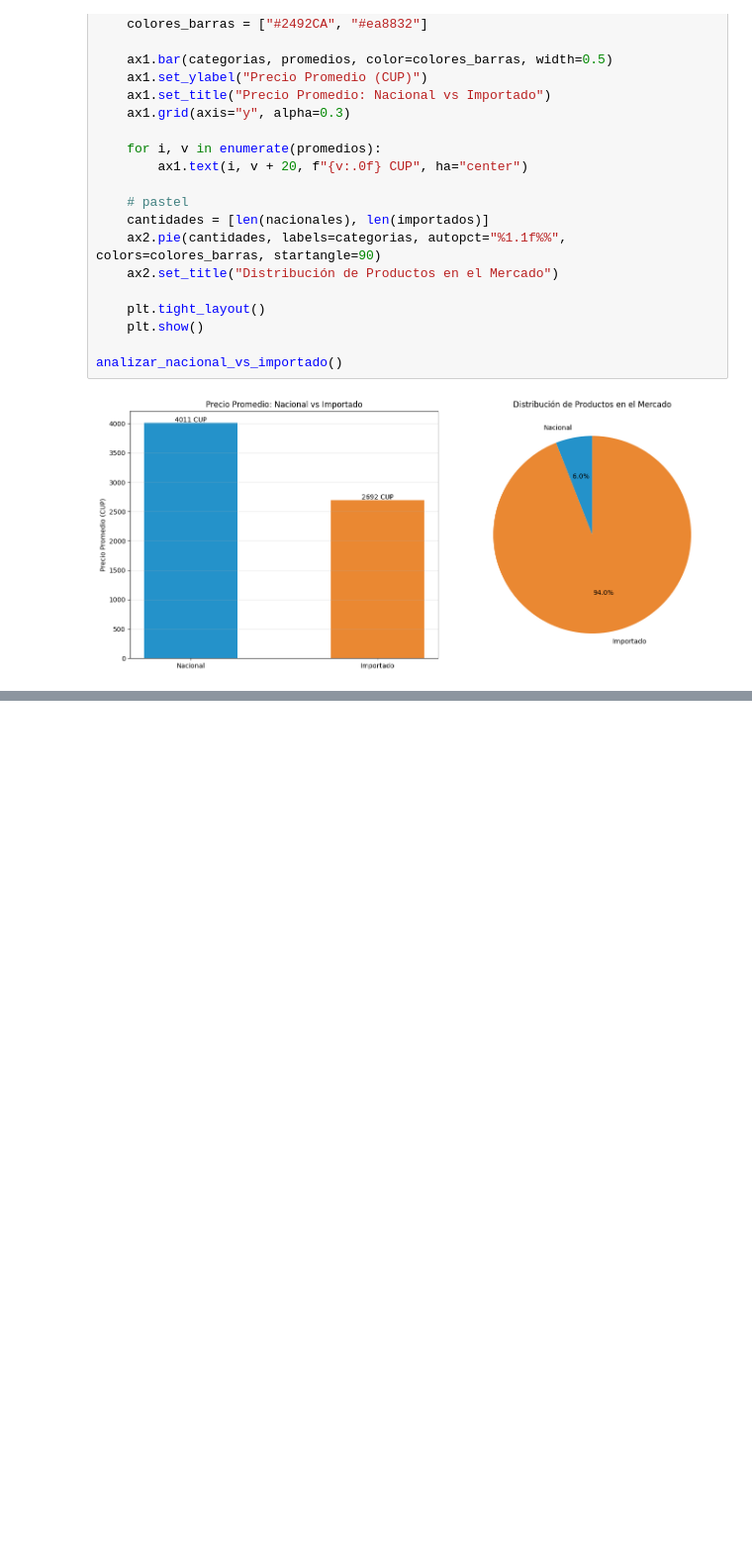
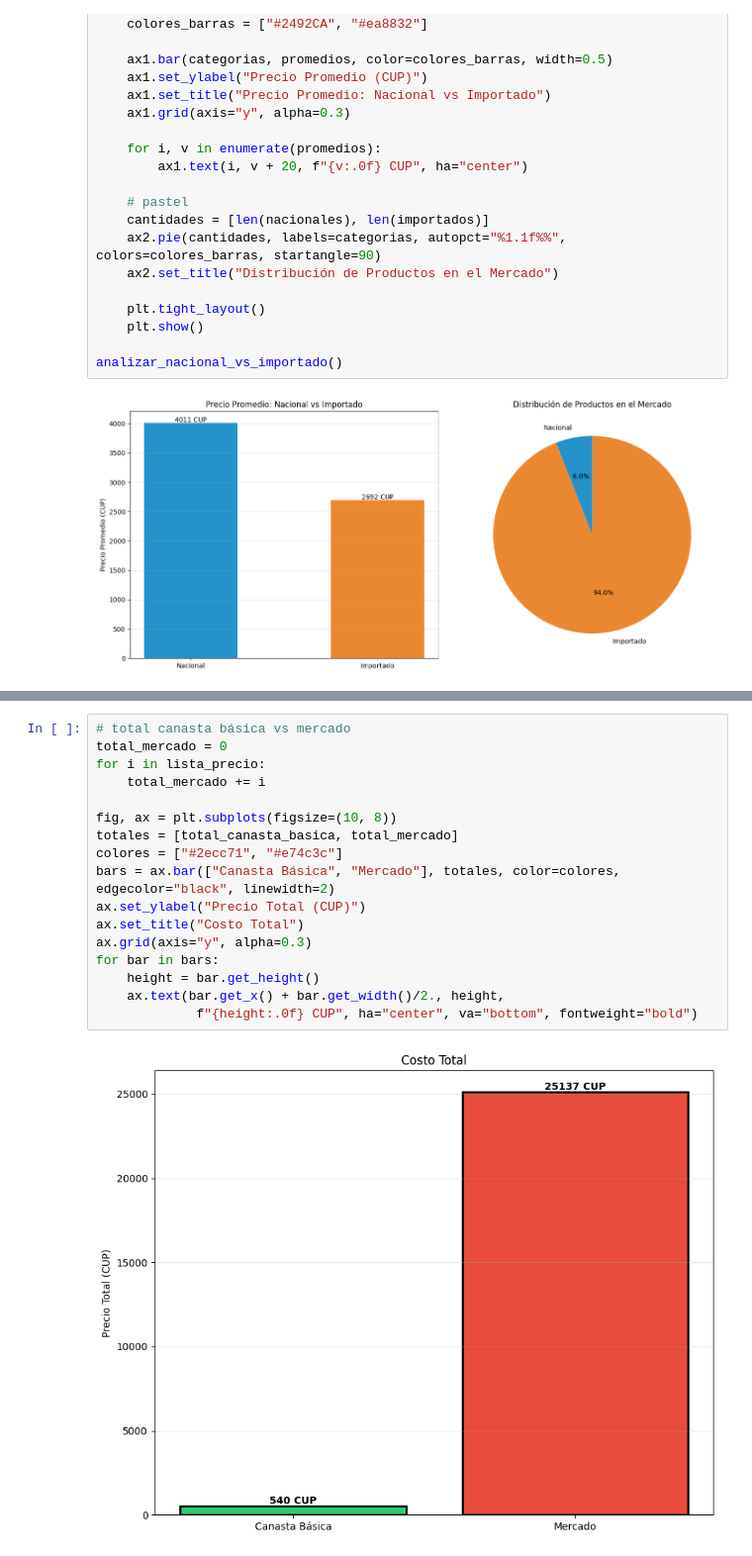
Before and after one commit to Aleinad-06/MYPIMES, a Jupyter notebook: main/main.ipynb, the cells around one changed output, grey strips where cells are left out. Shown at 99% size. Cells and saved outputs as stored; diff of their text form; blank space fills up the shorter version.

```diff
--- a/main/main.ipynb
+++ b/main/main.ipynb
@@ -219,0 +255,19 @@ NameError: name 'm_productos' is not defined
+# %%
+# total canasta básica vs mercado
+total_mercado = 0
+for i in lista_precio:
+    total_mercado += i
+
+fig, ax = plt.subplots(figsize=(10, 8))
+totales = [total_canasta_basica, total_mercado]
+colores = ["#2ecc71", "#e74c3c"]
+bars = ax.bar(["Canasta Básica", "Mercado"], totales, color=colores, edgecolor="black", linewidth=2)
+ax.set_ylabel("Precio Total (CUP)")
+ax.set_title("Costo Total")
+ax.grid(axis="y", alpha=0.3)
+for bar in bars:
+    height = bar.get_height()
+    ax.text(bar.get_x() + bar.get_width()/2., height,
+             f"{height:.0f} CUP", ha="center", va="bottom", fontweight="bold")
+# %% [output]
+[figure, added]
```
Also changed, not shown: parts of 16 cells of this notebook, 5 other files.
